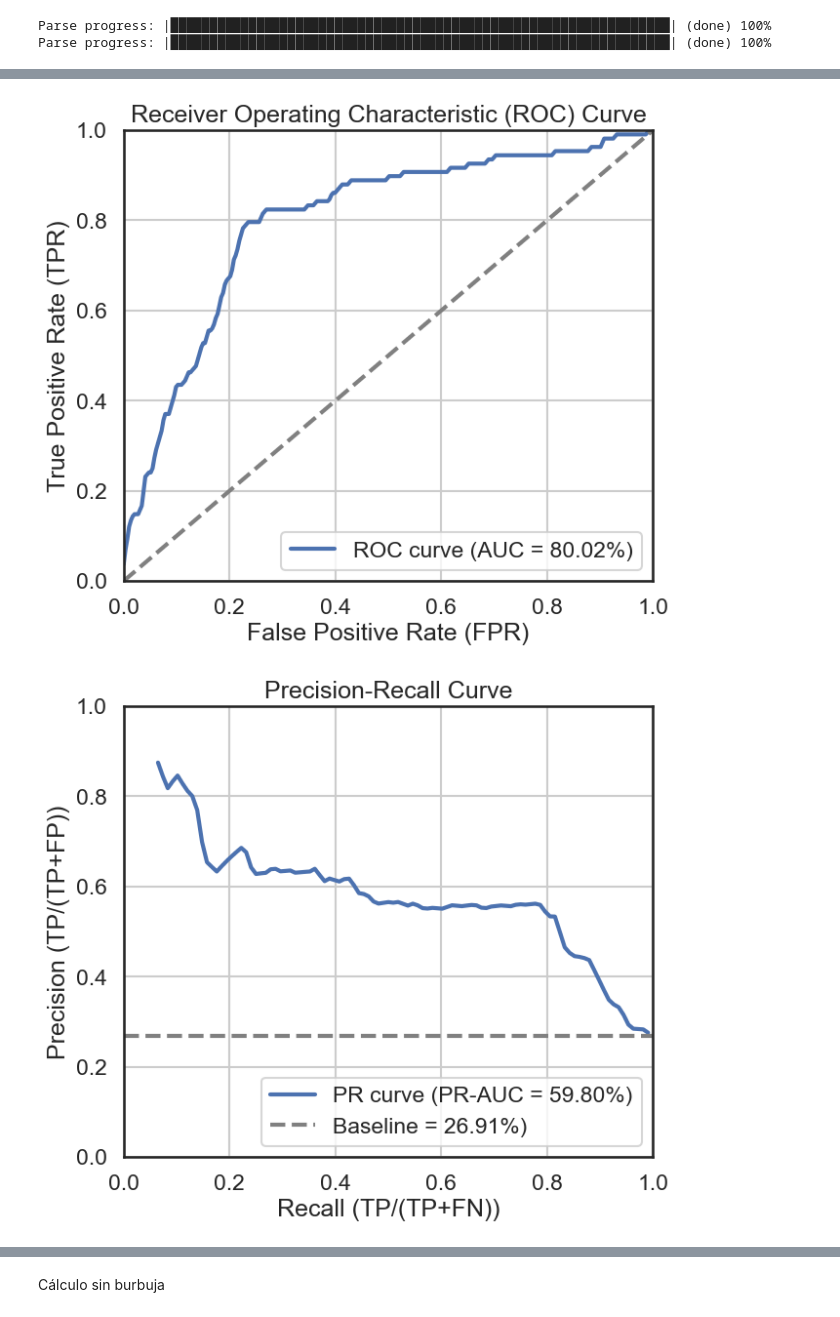
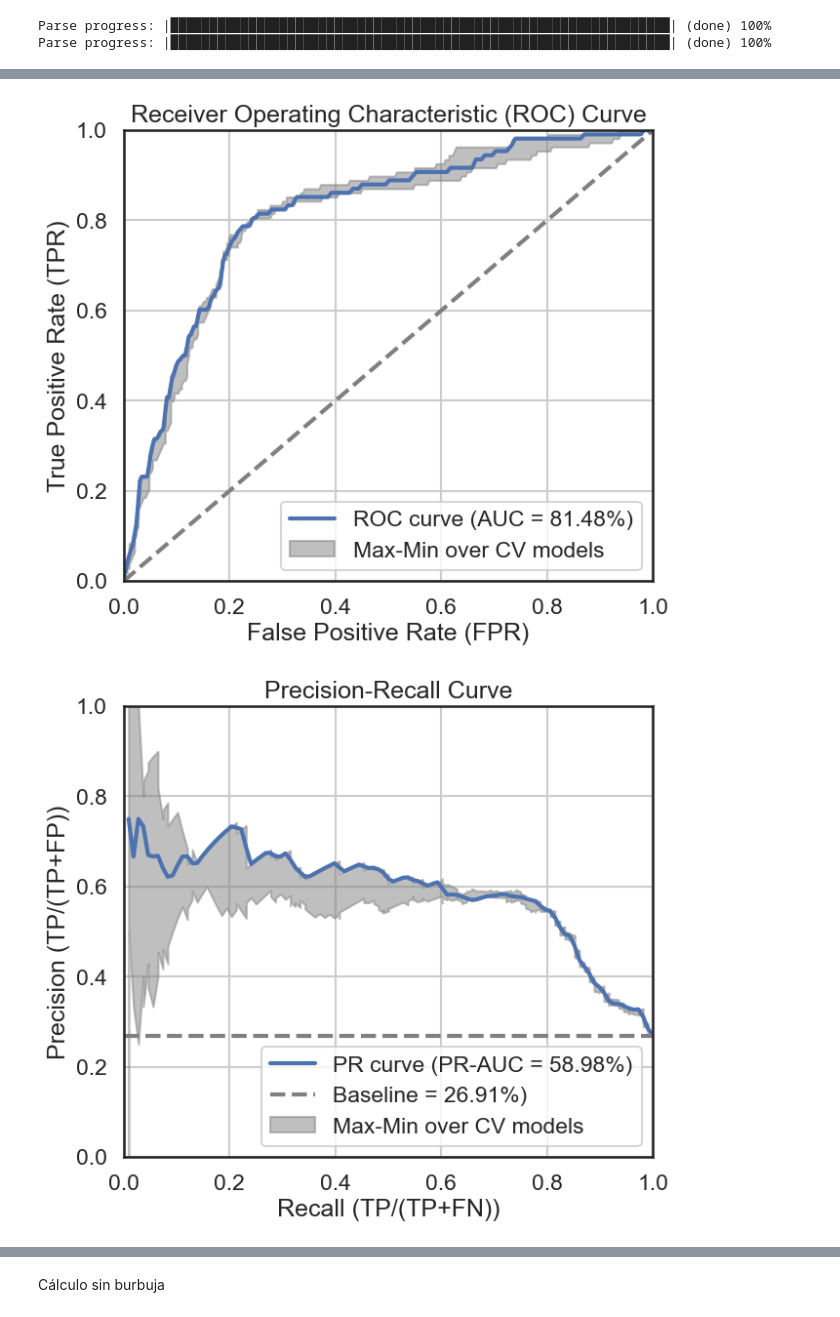
Before and after one commit to maikol-solis/Paper-COVID-MLTriage-CR2021, a Jupyter notebook: b_model_fit_h2o.ipynb, the cells around one changed output, grey strips where cells are left out. Cells and saved outputs as stored; diff of their text form; code cells hidden in the pictures.

```diff
--- a/b_model_fit_h2o.ipynb
+++ b/b_model_fit_h2o.ipynb
@@ -683,3 +647,28 @@ plt.savefig("img/plot_shap.pdf", bbox_inches="tight")
+# %%
+xx = aml_leader.cross_validation_models()
+
+# Create a new data frame with the maximum and minumum values of the first and second column of the rocs() output
+
+df_roc = pd.DataFrame(columns=["fpr", "tpr", "model"])
+for i in range(len(xx)):
+    pp = xx[i].model_performance(test_data=test_h2o)
+    # pp.thresholds_and_metric_scores()
+    rr = pp.roc()
+    df_roc = pd.concat([df_roc, pd.DataFrame({"fpr": rr[0], "tpr": rr[1], "model": i})])
+
+perf = aml_leader.model_performance(test_data=test_h2o)
+
+df_roc = pd.concat(
+    [df_roc, pd.DataFrame({"fpr": perf.fprs, "tpr": perf.tprs, "model": 11})]
+)
+
+df_roc["index"] = df_roc.index.to_list()
+
+# Group by the index and calculate the max and min values of the fpr and tpr columns and replace the original data frame with the new one
+# df_roc_sd = df_roc.groupby("index").std()
+df_roc_max = df_roc.groupby("index").max()
+df_roc_min = df_roc.groupby("index").min()
+df_roc = df_roc_max.merge(df_roc_min, on="index", suffixes=("_max", "_min"))
 # %%
 import seaborn as sns
 from sklearn.metrics import roc_curve, auc
@@ -704,6 +693,14 @@ sns.lineplot(
     err_style=None,
     label="ROC curve (AUC = {:.2%})".format(auc),
 )
+plt.fill_between(
+    df["fpr"],
+    df_roc["tpr_max"],
+    df_roc["tpr_min"],
+    color="gray",
+    alpha=0.5,
+    label="Max-Min over CV models",
+)
 plt.plot([0, 1], [0, 1], color="gray", lw=3, linestyle="--")
 plt.xlim([0.0, 1.0])
 plt.ylim([0.0, 1.0])
@@ -712,11 +709,11 @@ plt.ylabel("True Positive Rate (TPR)")
 plt.title("Receiver Operating Characteristic (ROC) Curve")
 plt.legend(loc="lower right")
 plt.grid(True)
-plt.savefig("img/plot_roc.pdf", bbox_inches="tight")
+plt.savefig("img/plot_roc_" + model_version + ".pdf", bbox_inches="tight")
 
 plt.show()
 # %% [output]
-[figure, old version]
+[figure, new version]
 # %%
 precision = perf.precision(thresholds="all")
 recall = perf.recall(thresholds="all")
@@ -728,47 +754,55 @@ recall = [t[1] for t in recall]
 import seaborn as sns
 import pandas as pd
 
-precision = perf.precision(thresholds="all")
-recall = perf.recall(thresholds="all")
+precision = perf.thresholds_and_metric_scores()["precision"]
+recall = perf.thresholds_and_metric_scores()["recall"]
 pr_auc = perf.pr_auc()
 
-precision = [t[1] for t in precision]
-recall = [t[1] for t in recall]
+# precision = [t[1] for t in precision]
+# recall = [t[1] for t in recall]
 
 df = pd.DataFrame({"Recall": recall, "Precision": precision})
 
-df = df.query("Recall >0 & Recall < 1 & Precision >0 & Precision < 1")
+# df = df.query("Recall >0 & Recall < 1 & Precision >0 & Precision < 1")
 
 sns.set_theme(style="white")
 sns.set_context("talk")
 plt.figure(figsize=(7, 6))
 sns.lineplot(
     x="Recall",
     y="Precision",
     lw=3,
     data=df,
     err_style=None,
     label="PR curve (PR-AUC = {:.2%})".format(pr_auc),
 )
 plt.plot(
     [0, 1],
     [prevalence, prevalence],
     color="gray",
     lw=3,
     linestyle="--",
     label="Baseline = {:.2%})".format(prevalence),
 )
+plt.fill_between(
+    df["Recall"],
+    df_pr["precision_min"],
+    df_pr["precision_max"],
+    color="gray",
+    alpha=0.5,
+    label="Max-Min over CV models",
+)
 plt.xlim([0.0, 1.0])
 plt.ylim([0.0, 1.0])
 plt.xlabel("Recall (TP/(TP+FN))")
 plt.ylabel("Precision (TP/(TP+FP))")
 plt.title("Precision-Recall Curve")
 plt.legend(loc="lower right")
 plt.grid(True)
-plt.savefig("img/plot_pr.pdf", bbox_inches="tight")
+plt.savefig("img/plot_pr_" + model_version + ".pdf", bbox_inches="tight")
 plt.show()
 # %% [output]
-[figure, old version]
+[figure, new version]
 # %%
 # Variable importance
 aml_leader.varimp(use_pandas=True)
```
Also changed, not shown: parts of 28 cells of this notebook, 9 other files.
